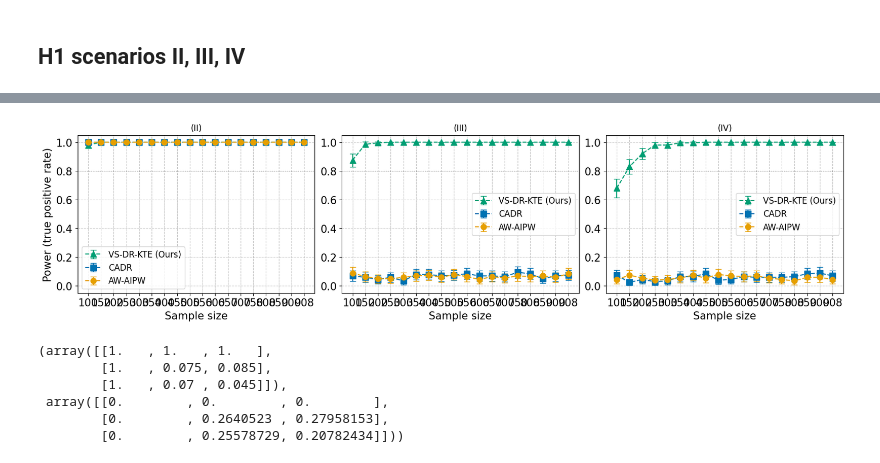
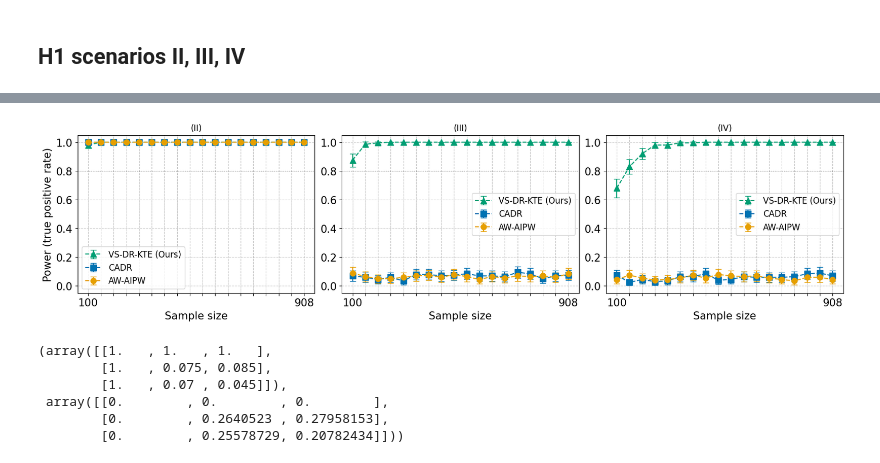
Before and after one commit to houssamzenati/adaptive-KTE, a Jupyter notebook: Notebooks_for_Debug/experiment_adaptive-IHDP-sinusoidal_structural_func.ipynb, the cells around one changed output, grey strips where cells are left out. Drawn from its saved outputs; the diff is of its cells as text; code cells hidden in the pictures.

```diff
--- a/experiment_adaptive-IHDP-sinusoidal_structural_func.ipynb
+++ b/Notebooks_for_Debug/experiment_adaptive-IHDP-sinusoidal_structural_func.ipynb
@@ -577,6 +573,7 @@ def plot_power_scenarios_adaptive_alternative(
     x_positions = np.arange(len(ns_list))
     # 2. Labels for ticks are the string versions of the sample sizes
     ns_labels = [str(n) for n in ns_list]
+    ns_labels = [str(n) if (n == 100) or (n == 908) else "" for n in ns_list]
 
     fig, axs = plt.subplots(1, 3, constrained_layout=True)
 
@@ -633,34 +630,34 @@ def plot_power_scenarios_adaptive_alternative(
                 linestyle='--',
                 linewidth=1.5,
                 markersize=8,
                 label=method_label[method],
                 color=colors[method]
             )
 
         # Reference lines: nominal alpha (for orientation) and 80% power target
         # ax.axhline(alpha, color="black", linestyle=":", linewidth=1, label="α")
         ax.axhline(0.8, color="#888888", linestyle=":", linewidth=1)
         # Capture handles/labels from the first subplot for the unified legend
         if col == 0:
             handles, labels = ax.get_legend_handles_labels()
 
         ax.legend(loc="best")
     os.makedirs(os.path.dirname(save_path), exist_ok=True)
     plt.savefig(save_path, bbox_inches="tight")
     plt.show()
 
 plot_power_scenarios_adaptive_alternative(
     d=d,
     scenario_list=['II','III','IV'],
     ns_list=ns_list,
     methods=['VS-DR-KTE', 'CADR', 'Hadad'],
     name_folder='results/adaptive_ihdp/',
     split_suffix='_alternating.csv',
     alpha=0.05,
     save_path='plots/scenarios_II_III_IV_adaptive_ihdp_power.png'
 )
 # %% [output]
-[figure, old version]
+[figure, new version]
 # %%
 d = dict()
 name_folder = 'results/adaptive_ihdp/'
```
Also changed, not shown: parts of 1 cell of this notebook, 9 other files.
